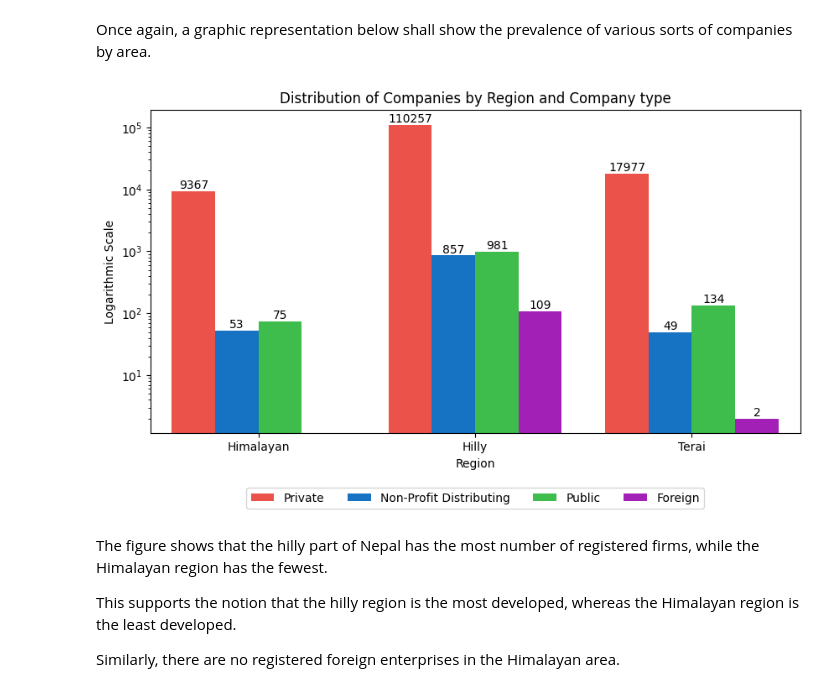
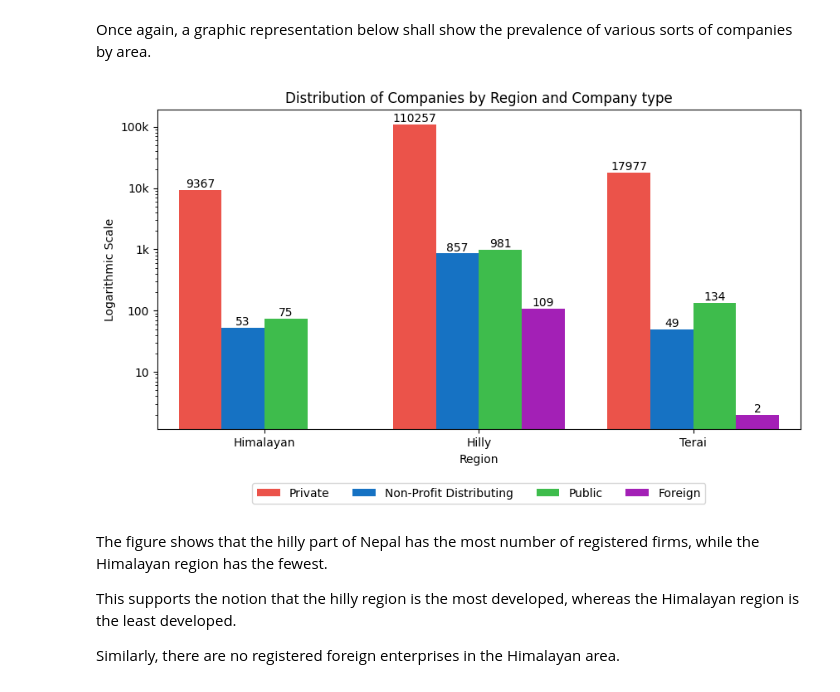
Before and after one commit to PIYUSH-R04/Data_analysis_on_the_growth_and_distribution_of_registered_companies_in_Nepal, a Jupyter notebook: furbished_analysis_of_the_growth_and_distribution_of_registered_companies_in_nepal.ipynb, the cells around one changed output. Cells and saved outputs as stored; diff of their text form; code cells hidden in the pictures.

```diff
--- a/furbished_analysis_of_the_growth_and_distribution_of_registered_companies_in_nepal.ipynb
+++ b/furbished_analysis_of_the_growth_and_distribution_of_registered_companies_in_nepal.ipynb
@@ -129,16 +131,17 @@ Once again, a graphic representation below shall show the prevalence of various
 # %%
 plt.figure(figsize=(10,5))
 ax = sns.countplot(data=df_merged, x='region', hue='COMPANY_TYPE', palette=['#FF4136', '#0074D9', '#2ECC40', '#B10DC9', '#FF851B', '#FFDC00', '#7FDBFF'], saturation=0.8)
 plt.title('Distribution of Companies by Region and Company type')
 plt.xlabel('Region')
 plt.ylabel('Logarithmic Scale')
 plt.yscale('log')
 for p in ax.containers:
     ax.bar_label(p, label_type='edge', fontsize=10, padding=0)
 ax.legend(loc='upper center', bbox_to_anchor=(0.5, -0.15), ncol=4)
+plt.yticks([10, 100, 1000, 10000, 100000], [10, 100, '1k', '10k', '100k'])
 plt.show()
 # %% [output]
-[figure, old version]
+[figure, new version]
 # %% [markdown]
 The figure shows that the hilly part of Nepal has the most number of registered firms, while the Himalayan region has the fewest.
 
```
Also changed, not shown: parts of 4 cells of this notebook.
